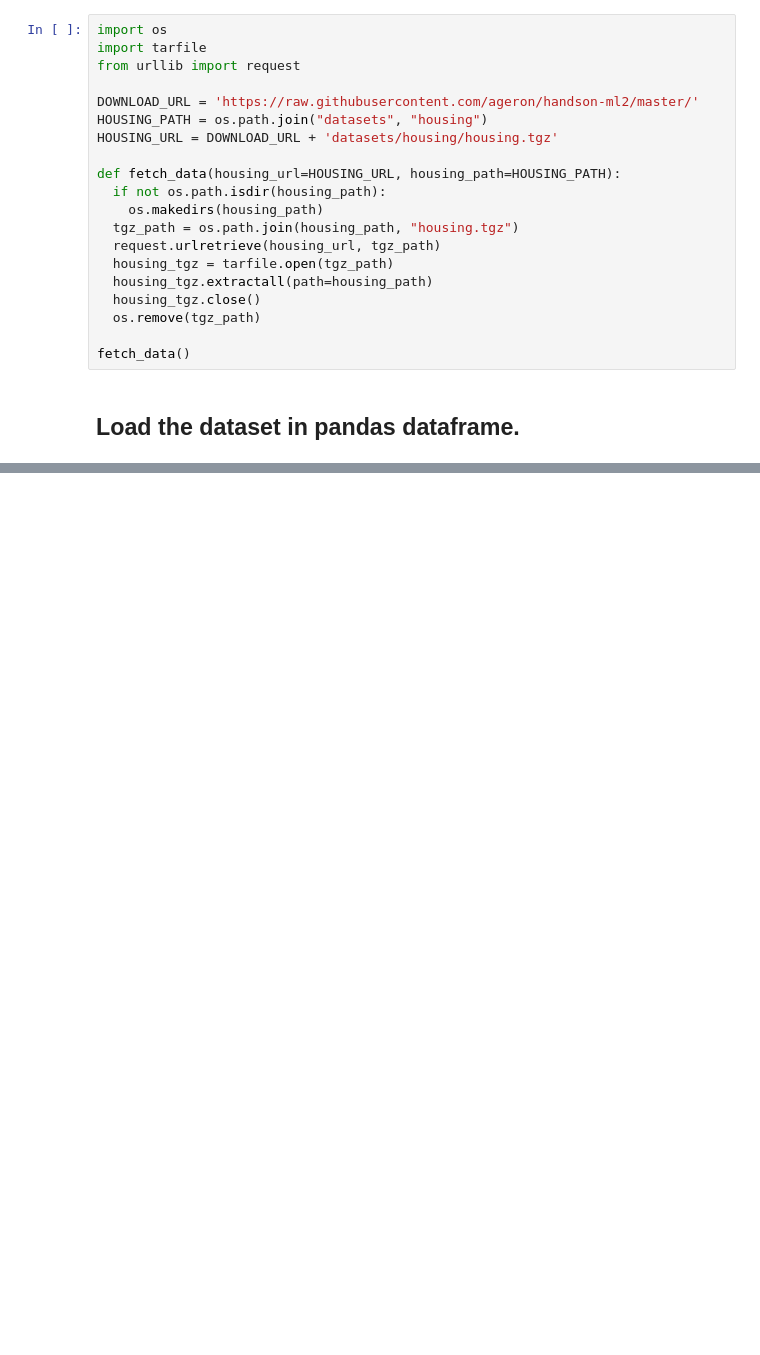
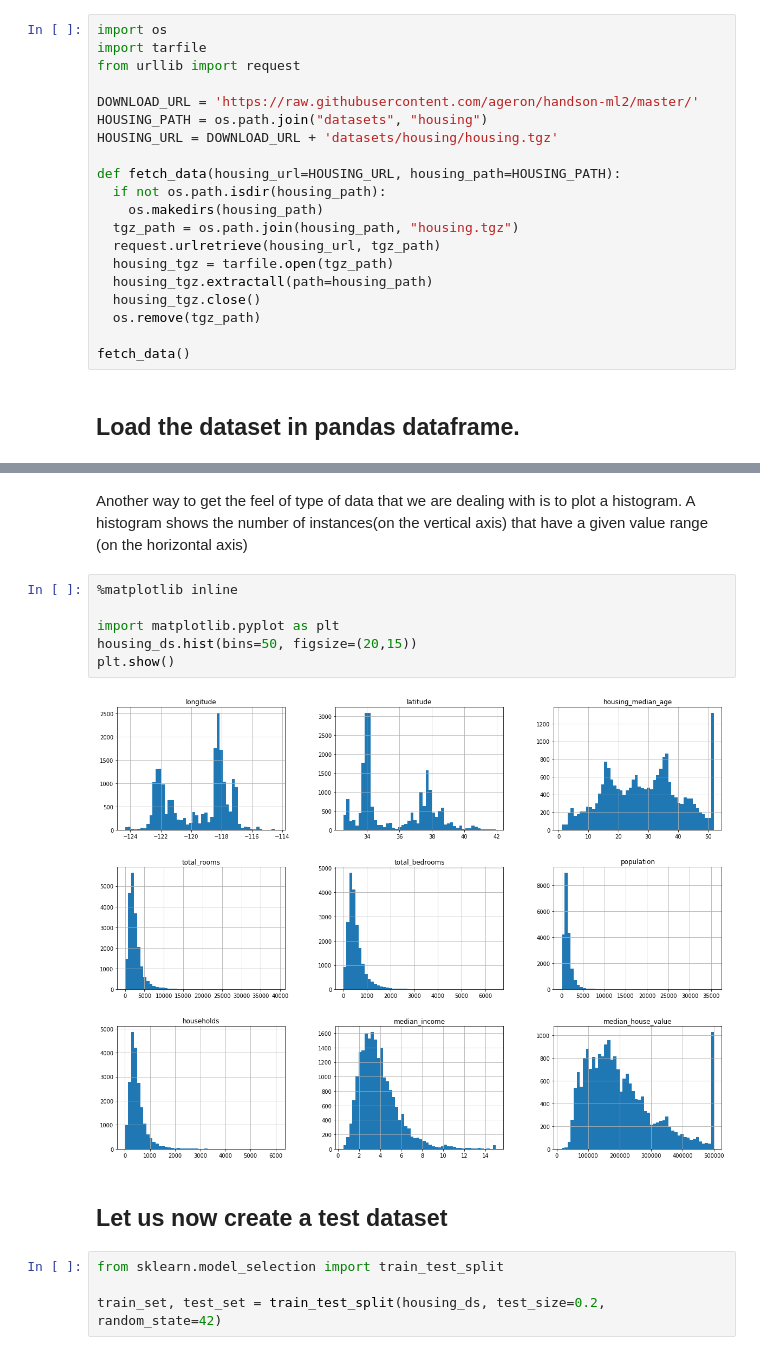
Before and after one commit to satyakisen/Hands-On-ML-Notebooks, a Jupyter notebook: Welcome_Notebook.ipynb, the cells around one changed output, grey strips where cells are left out. Cells and saved outputs as stored; diff of their text form; blank space fills up the shorter version.

```diff
--- a/Welcome_Notebook.ipynb
+++ b/Welcome_Notebook.ipynb
@@ -44,0 +96,16 @@ housing_ds.head()
+# %% [markdown]
+Another way to get the feel of type of data that we are dealing with is to plot a histogram. A histogram shows the number of instances(on the vertical axis) that have a given value range (on the horizontal axis)
+# %%
+%matplotlib inline
+
+import matplotlib.pyplot as plt
+housing_ds.hist(bins=50, figsize=(20,15))
+plt.show()
+# %% [output]
+[figure, added]
+# %% [markdown]
+## Let us now create a test dataset
+# %%
+from sklearn.model_selection import train_test_split
+
+train_set, test_set = train_test_split(housing_ds, test_size=0.2, random_state=42)
```
Also changed, not shown: parts of 8 cells of this notebook.
